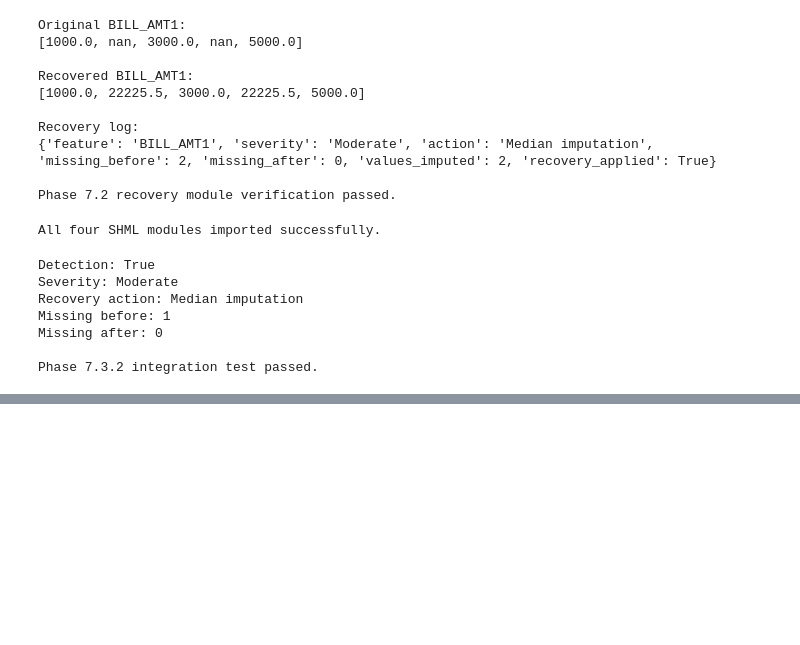
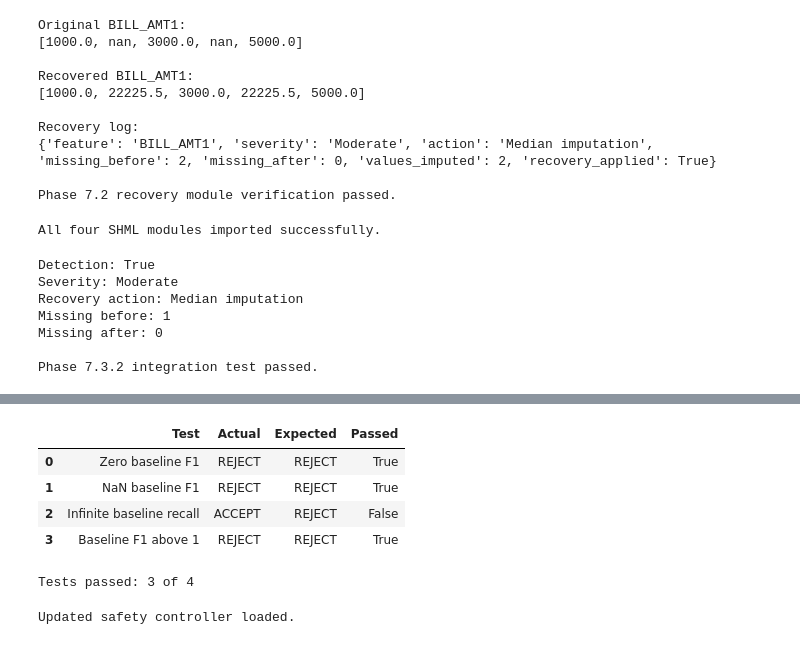
Before and after one commit to divyakapoor23/SHML, a Jupyter notebook: phase7_system_integration.ipynb, the cells around one changed output, grey strips where cells are left out. Cells and saved outputs as stored; diff of their text form; code cells hidden in the pictures; blank space fills up the shorter version.

```diff
--- a/phase7_system_integration.ipynb
+++ b/phase7_system_integration.ipynb
@@ -364,0 +861,73 @@ Phase 7.3.2 integration test passed.
+# %%
+
+# Phase 7.4.5 — Test invalid healthy baselines
+
+import numpy as np
+import pandas as pd
+
+baseline_cases = [
+    ("Zero baseline F1", "f1", 0.0),
+    ("NaN baseline F1", "f1", np.nan),
+    ("Infinite baseline recall", "recall", np.inf),
+    ("Baseline F1 above 1", "f1", 1.5)
+]
+
+baseline_test_results = []
+
+for name, metric, invalid_value in baseline_cases:
+
+    invalid_baseline = healthy_metrics.copy()
+    invalid_baseline[metric] = invalid_value
+
+    try:
+        result = evaluate_recovery_safety(
+            recovered_metrics=healthy_metrics.copy(),
+            healthy_metrics=invalid_baseline,
+            data_integrity_passed=True
+        )
+
+        actual = result["decision"]
+
+    except Exception as error:
+        actual = f"ERROR: {type(error).__name__}"
+
+    baseline_test_results.append({
+        "Test": name,
+        "Actual": actual,
+        "Expected": "REJECT",
+        "Passed": actual == "REJECT"
+    })
+
+baseline_test_df = pd.DataFrame(baseline_test_results)
+
+display(baseline_test_df)
+
+print(
+    "Tests passed:",
+    baseline_test_df["Passed"].sum(),
+    "of",
+    len(baseline_test_df)
+)
+# %% [output]
+|  | Test | Actual | Expected | Passed |
+| 0 | Zero baseline F1 | REJECT | REJECT | True |
+| 1 | NaN baseline F1 | REJECT | REJECT | True |
+| 2 | Infinite baseline recall | ACCEPT | REJECT | False |
+| 3 | Baseline F1 above 1 | REJECT | REJECT | True |
+Tests passed: 3 of 4
+# %%
+
+# Phase 7.4.6 — Reload corrected safety module
+
+import importlib
+import src.safety
+
+importlib.reload(src.safety)
+
+evaluate_recovery_safety = (
+    src.safety.evaluate_recovery_safety
+)
+
+print("Updated safety controller loaded.")
+# %% [output]
+Updated safety controller loaded.
```
Also changed, not shown: parts of 16 cells of this notebook, 4 other files.
